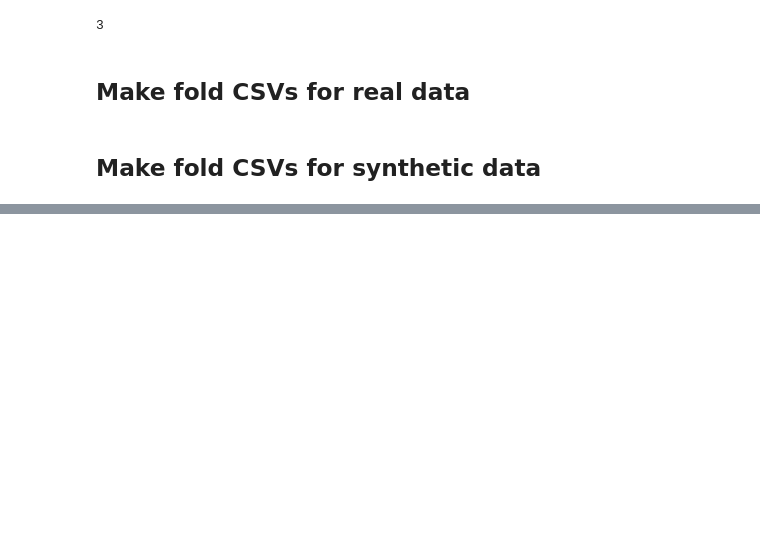
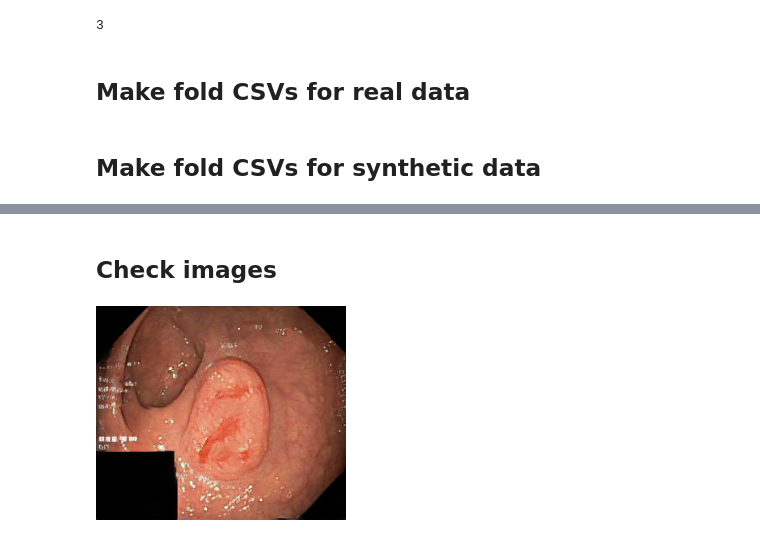
Before and after one commit to vlbthambawita/singan-polyp-aug-exp, a Jupyter notebook: notebooks/generate_fold_csvs.ipynb, the cells around one changed output, grey strips where cells are left out. Cells and saved outputs as stored; diff of their text form; code cells hidden in the pictures; blank space fills up the shorter version.

```diff
--- a/notebooks/generate_fold_csvs.ipynb
+++ b/notebooks/generate_fold_csvs.ipynb
@@ -117,3 +141,5 @@ mask_path /work/vajira/DATA/sinGAN_polyps/singan_out/chk_id_1000_gen_scale_0_5_m
 #df
 # %%
 #df.to_csv("test_2.csv",index=False, header=True)
+# %% [markdown]
+## Check images
@@ -119,0 +149,4 @@ mask_path /work/vajira/DATA/sinGAN_polyps/singan_out/chk_id_1000_gen_scale_0_5_m
+# %%
+Image.open("/work/vajira/DATA/sinGAN_polyps/singan_out_style_transfered_1_to_1_vgg16/chk_id_605_gen_scale_0_1_img_ST.png")
+# %% [output]
+[figure, added]
```
Also changed, not shown: parts of 17 cells of this notebook, 12 other files.
